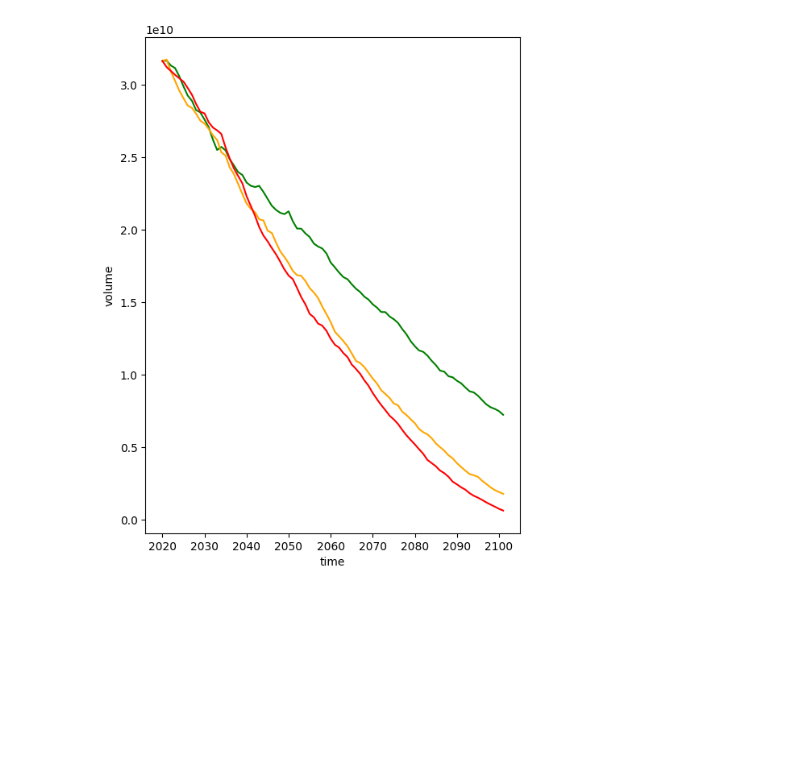
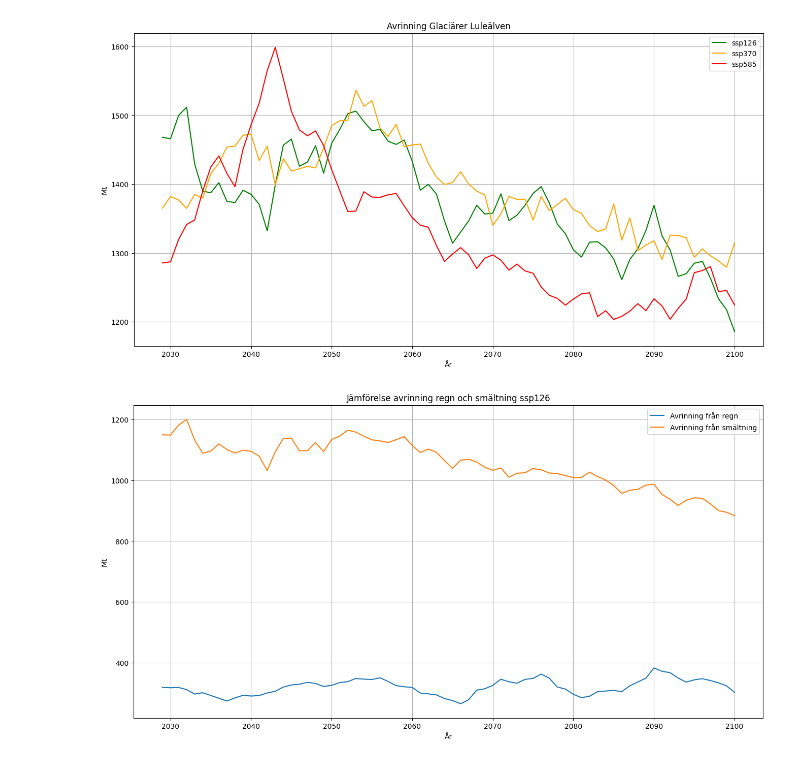
Before and after one commit to ostronet/SEE110_glaciar, a Jupyter notebook: Datahantering.ipynb, the cells around one changed output. Cells and saved outputs as stored; diff of their text form; code cells hidden in the pictures; blank space fills up the shorter version.

```diff
--- a/Datahantering.ipynb
+++ b/Datahantering.ipynb
@@ -34,9 +41,27 @@ total_volume_ssp585 = data_ssp585[parameter].sum(dim='rgi_id')
 # %%
-fig, ax = plt.subplots(figsize=(6,8))
-total_volume_ssp126.plot(ax=ax, color="g")
-total_volume_ssp370.plot(ax=ax, color="orange")
-total_volume_ssp585.plot(ax=ax, color="r")
+fig, ax = plt.subplots(figsize=(16,8))
+total_runoff_ssp126.plot(ax=ax, color="g",label="ssp126")
+total_runoff_ssp370.plot(ax=ax,color="orange",label="ssp370")
+total_runoff_ssp585.plot(ax=ax,color="r",label="ssp585")
 
+plt.title("Avrinning Glaciärer Luleälven"); plt.ylabel("Mt"); plt.xlabel("År")
+plt.legend(); plt.grid()
+plt.savefig("total_avrinning_alla_scenarion")
 plt.show()
 # %% [output]
-[figure, old version]
+[figure, new version]
+# %%
+runoff_regn = 1e-9*(data_ssp126["liq_prcp_off_glacier"].sum(dim="rgi_id") + data_ssp126["liq_prcp_on_glacier"].sum(dim="rgi_id"))
+runoff_melt = 1e-9*(data_ssp126["melt_off_glacier"].sum(dim="rgi_id") + data_ssp126["melt_on_glacier"].sum(dim="rgi_id"))
+
+runoff_melt = runoff_melt[:-1].rolling(time=10).mean()
+runoff_regn = runoff_regn[:-1].rolling(time=10).mean()
+
+fig, ax = plt.subplots(figsize=(16,8))
+runoff_regn.plot(ax=ax, label="Avrinning från regn")
+runoff_melt.plot(ax=ax, label="Avrinning från smältning")
+plt.legend(); plt.grid(); plt.title("Jämförelse avrinning regn och smältning ssp126"); plt.ylabel("Mt"); plt.xlabel("År")
+plt.savefig("Jämförelse_ssp126")
+plt.show()
+# %% [output]
+[figure, added]
```
Also changed, not shown: parts of 6 cells of this notebook.
